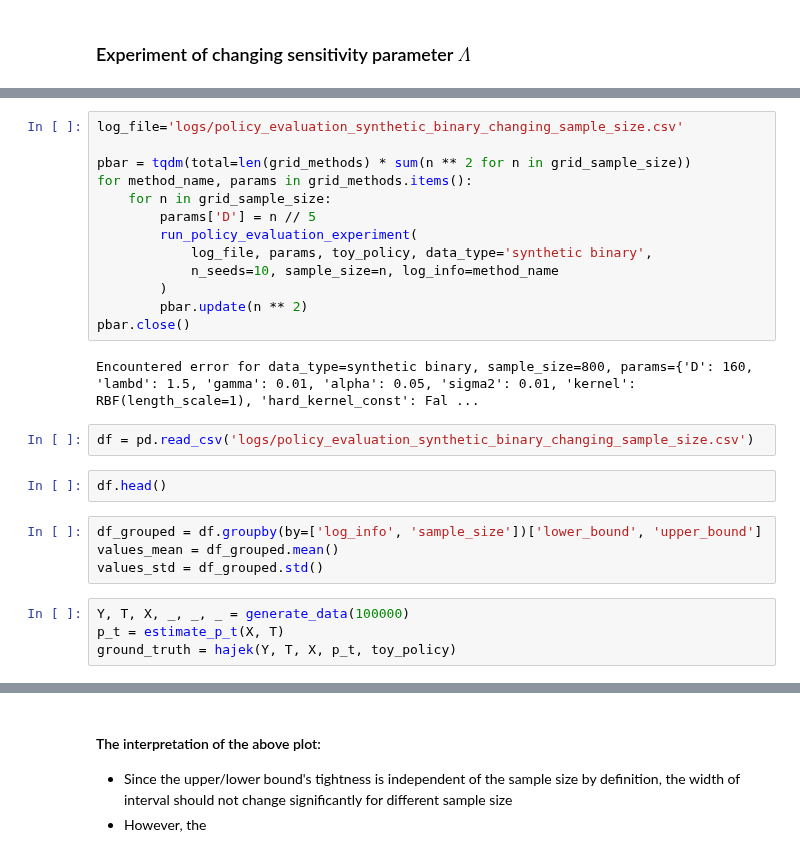
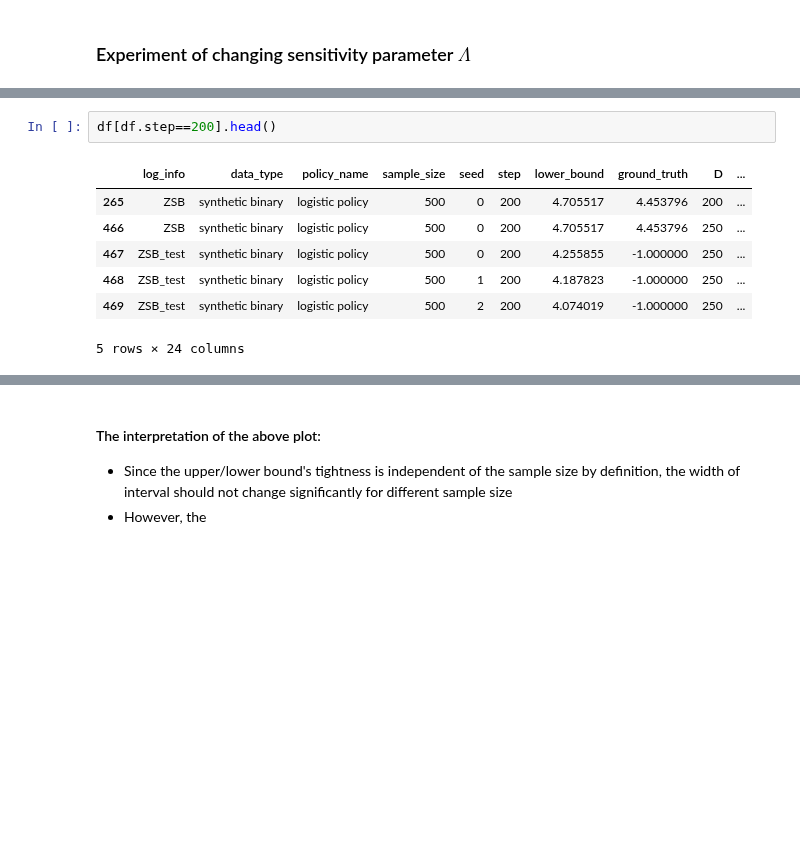
Before and after one commit to kstoneriv3/confounding-robust-inference, a Jupyter notebook: notebooks/Experiment_Policy_Learning.ipynb, the cells around one changed output, grey strips where cells are left out. Saved outputs shown, nothing was run; the diff lists cells and outputs as text; blank space fills up the shorter version.

```diff
--- a/notebooks/Experiment_Policy_Learning.ipynb
+++ b/notebooks/Experiment_Policy_Learning.ipynb
@@ -179,27 +233,10 @@ grid_sample_size = [100 * i for i in range(1, 11)]
-# %%
-log_file='logs/policy_evaluation_synthetic_binary_changing_sample_size.csv'
-
-pbar = tqdm(total=len(grid_methods) * sum(n ** 2 for n in grid_sample_size))
-for method_name, params in grid_methods.items():
-    for n in grid_sample_size:
-        params['D'] = n // 5
-        run_policy_evaluation_experiment(
-            log_file, params, toy_policy, data_type='synthetic binary',
-            n_seeds=10, sample_size=n, log_info=method_name
-        )
-        pbar.update(n ** 2)
-pbar.close()
-# %% [output]
-Encountered error for data_type=synthetic binary, sample_size=800, params={'D': 160, 'lambd': 1.5, 'gamma': 0.01, 'alpha': 0.05, 'sigma2': 0.01, 'kernel': RBF(length_scale=1), 'hard_kernel_const': Fal ...
-# %%
-df = pd.read_csv('logs/policy_evaluation_synthetic_binary_changing_sample_size.csv')
 # %%
-df.head()
+df[df.step==200].head()
+# %% [output]
+|  | log_info | data_type | policy_name | sample_size | seed | step | lower_bound | ground_truth | D | ... |
+| 265 | ZSB | synthetic binary | logistic policy | 500 | 0 | 200 | 4.705517 | 4.453796 | 200 | ... |
+| 466 | ZSB | synthetic binary | logistic policy | 500 | 0 | 200 | 4.705517 | 4.453796 | 250 | ... |
+| 467 | ZSB_test | synthetic binary | logistic policy | 500 | 0 | 200 | 4.255855 | -1.000000 | 250 | ... |
+| 468 | ZSB_test | synthetic binary | logistic policy | 500 | 1 | 200 | 4.187823 | -1.000000 | 250 | ... |
+| 469 | ZSB_test | synthetic binary | logistic policy | 500 | 2 | 200 | 4.074019 | -1.000000 | 250 | ... |
+5 rows × 24 columns
-# %%
-df_grouped = df.groupby(by=['log_info', 'sample_size'])['lower_bound', 'upper_bound']
-values_mean = df_grouped.mean()
-values_std = df_grouped.std()
-# %%
-Y, T, X, _, _, _ = generate_data(100000)
-p_t = estimate_p_t(X, T)
-ground_truth = hajek(Y, T, X, p_t, toy_policy)
```
Also changed, not shown: parts of 59 cells of this notebook, 4 other files.
